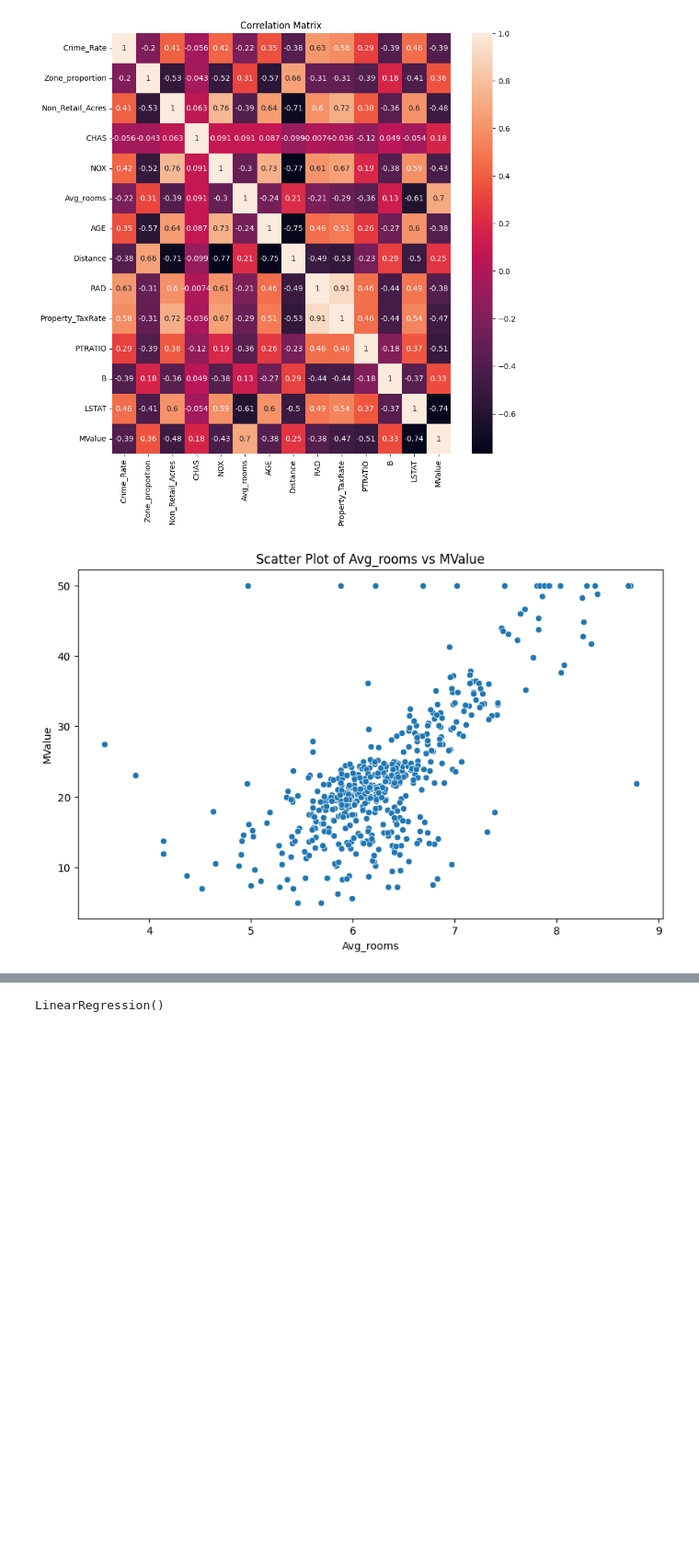
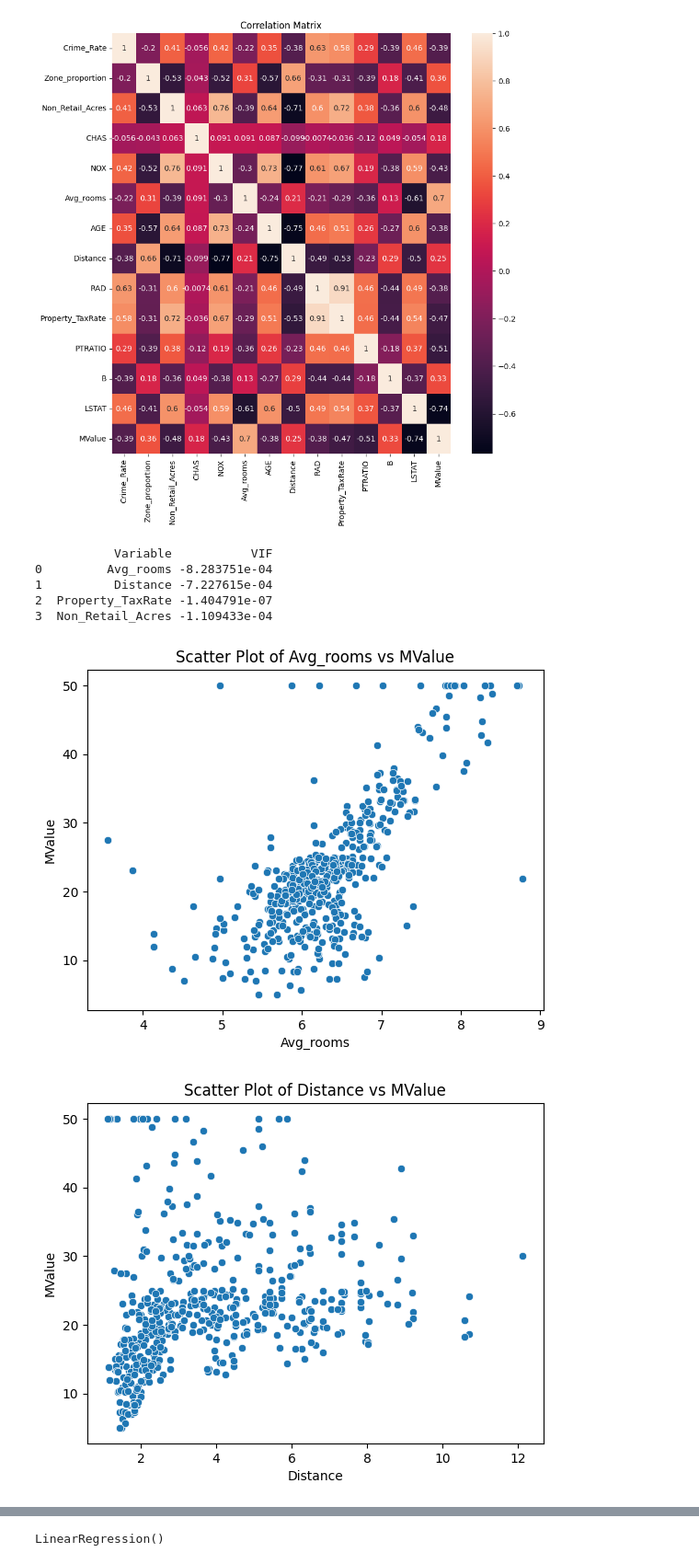
Before and after one commit to steffiangel/AML, a Jupyter notebook: 2348510_aml_lab2.ipynb, the cells around one changed output, grey strips where cells are left out. Shown at 92% size. Saved outputs shown, nothing was run; the diff lists cells and outputs as text; code cells hidden in the pictures; blank space fills up the shorter version.

```diff
--- a/2348510_aml_lab2.ipynb
+++ b/2348510_aml_lab2.ipynb
@@ -10,7 +10,7 @@ from sklearn.model_selection import train_test_split
 from sklearn.linear_model import LinearRegression
 from sklearn.metrics import mean_squared_error, r2_score
 # %%
-df=pd.read_csv("/content/Program_1_Dataset - Program_1_Dataset.csv")
+df=pd.read_csv("/content/Program_2_Dataset - Program_2_Dataset.csv")
 # %%
 df.head()
 # %% [output]
@@ -97,9 +100,32 @@ plt.show()
+# %%
+vif_data = pd.DataFrame()
+vif_data["Variable"] = X.columns
+
+
+for i in range(len(X.columns)):
+    x_i = X[X.columns.difference([X.columns[i]])]
+    y = X[X.columns[i]]
+    r_squared = np.linalg.lstsq(x_i, y, rcond=None)[1][0]
+    vif = 1 / (1 - r_squared)
+    vif_data.at[i, "VIF"] = vif
+
+print(vif_data)
+# %% [output]
+           Variable           VIF
+0         Avg_rooms -8.283751e-04
+1          Distance -7.227615e-04
+2  Property_TaxRate -1.404791e-07
+3  Non_Retail_Acres -1.109433e-04
 # %%
-plt.figure(figsize=(10, 6))
-sns.scatterplot(x='Avg_rooms', y='MValue', data=df)
-plt.title('Scatter Plot of Avg_rooms vs MValue')
-plt.xlabel('Avg_rooms')
-plt.ylabel('MValue')
-plt.show()
+selected_predictors = ['Avg_rooms', 'Distance', 'Property_TaxRate', 'Non_Retail_Acres']
+target_variable = 'MValue'
+
+for predictor in selected_predictors:
+    sns.scatterplot(x=df[predictor], y=df[target_variable])
+    plt.title(f'Scatter Plot of {predictor} vs {target_variable}')
+    plt.xlabel(predictor)
+    plt.ylabel(target_variable)
+    plt.show()
 # %% [output]
-[figure, old version]
+[figure, new version]
+[figure, added]
```
Also changed, not shown: parts of 18 cells of this notebook.
